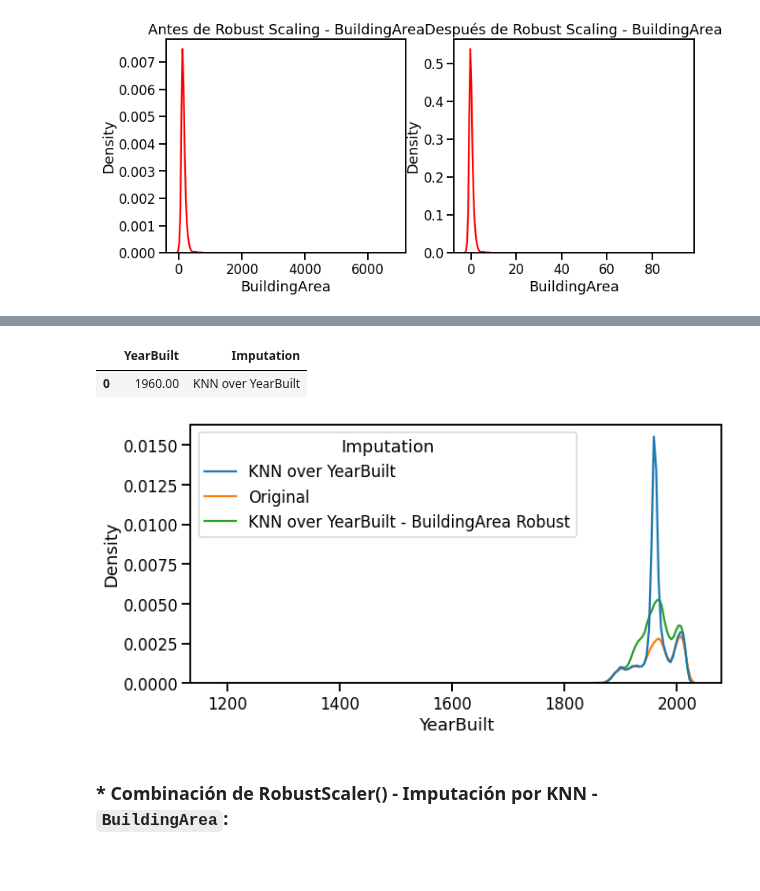
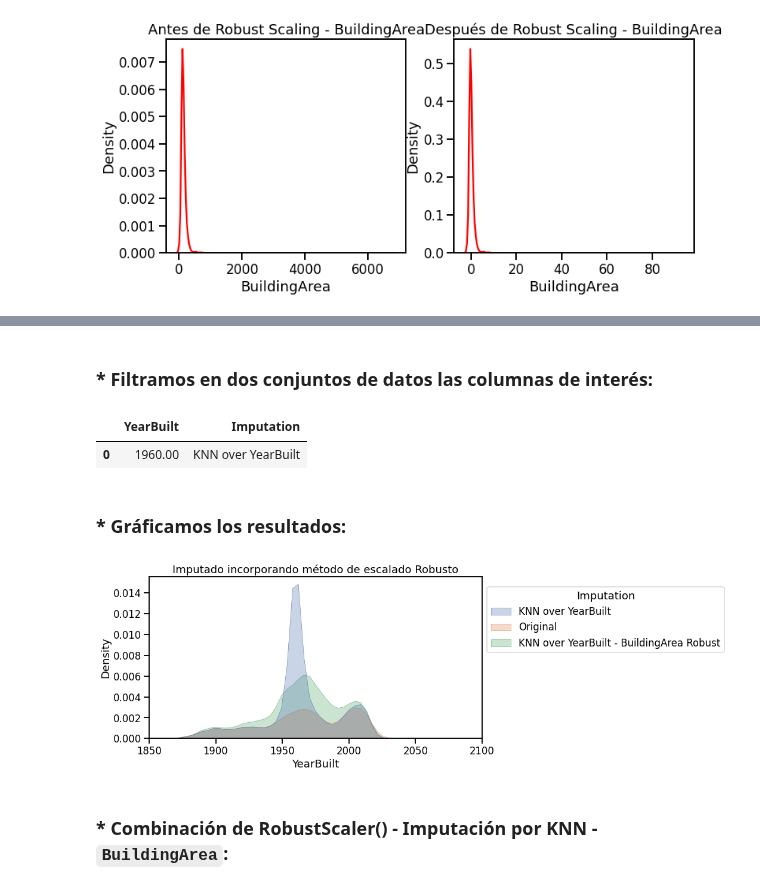
Before and after one commit to Grupo242022/EyCD, a Jupyter notebook: Entregable_Parte_2_2022_v1.ipynb, the cells around one changed output, grey strips where cells are left out. Drawn from its saved outputs; the diff is of its cells as text; code cells hidden in the pictures.

```diff
--- a/Entregable_Parte_2_2022_v1.ipynb
+++ b/Entregable_Parte_2_2022_v1.ipynb
@@ -120,4 +121,7 @@ dtype: int64
 # %%
+# CouncilArea
+melb_df = melb_df.loc[:, melb_df.columns != 'CouncilArea']
+# feature_dict = list(melb_df2.T.to_dict().values())
 feature_dict = list(melb_df.T.to_dict().values())
 # Consulta de los dos primeros registros
 feature_dict[1]
@@ -272,6 +288,8 @@ scaled_knn = imputer.fit_transform(values)
 # %%
 inver_imputa = pd.DataFrame(scaler.inverse_transform(scaled_knn), columns=vec.get_feature_names())
 inver_imputa['Imputation'] = 'KNN over YearBuilt - BuildingArea Robust'
+# %% [markdown]
+### * Filtramos en dos conjuntos de datos las columnas de interés:
 # %%
 filtrado_YB = inver_imputa.loc[:,['YearBuilt','Imputation']] # df_ que contiene los datos scalando toda la matriz
 filtrado_BA = inver_imputa.loc[:,['BuildingArea', 'Imputation']]
@@ -284,11 +302,17 @@ df_concat_YB.head(1)
 # %% [output]
 |  | YearBuilt | Imputation |
 | 0 | 1960.00 | KNN over YearBuilt |
+# %% [markdown]
+### * Gráficamos los resultados:
 # %%
 fig = plt.figure(figsize=(10, 5))
-g = sns.kdeplot(data=df_concat_YB, x='YearBuilt', hue='Imputation')
+g = sns.kdeplot(data=df_concat_YB, x='YearBuilt', hue='Imputation', palette="deep",\
+               alpha=.3, linewidth=0.5, fill=True, common_grid=True)
+g.set_xlim([1850, 2100])
+g.set_title('Imputado incorporando método de escalado Robusto')
+sns.move_legend(g, bbox_to_anchor=(1.0, .5),loc=3)
 # %% [output]
-[figure, old version]
+[figure, new version]
 # %% [markdown]
 ### * Combinación de RobustScaler() - Imputación por KNN - `BuildingArea`:
 # %%
```
Also changed, not shown: parts of 16 cells of this notebook.
